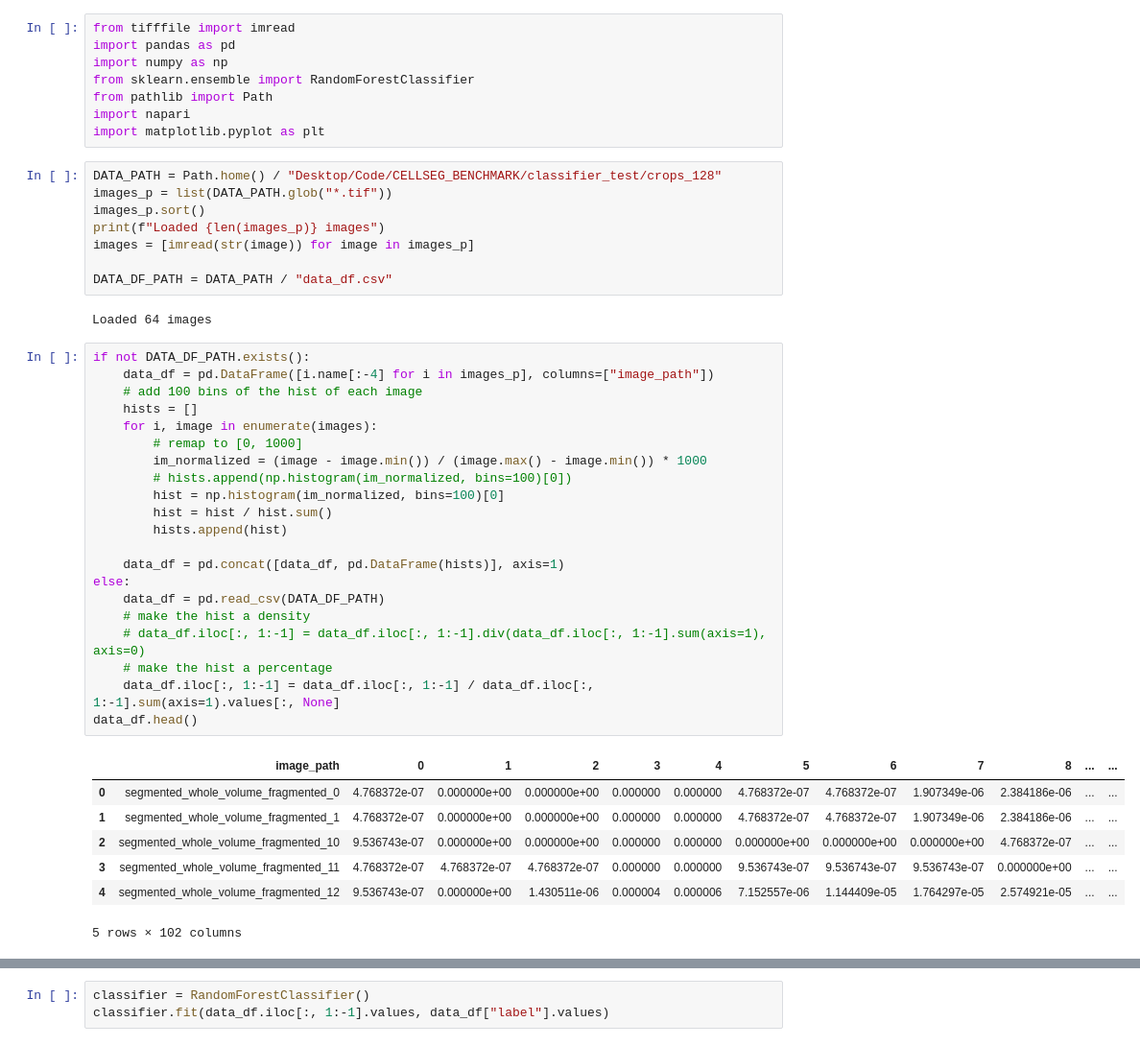
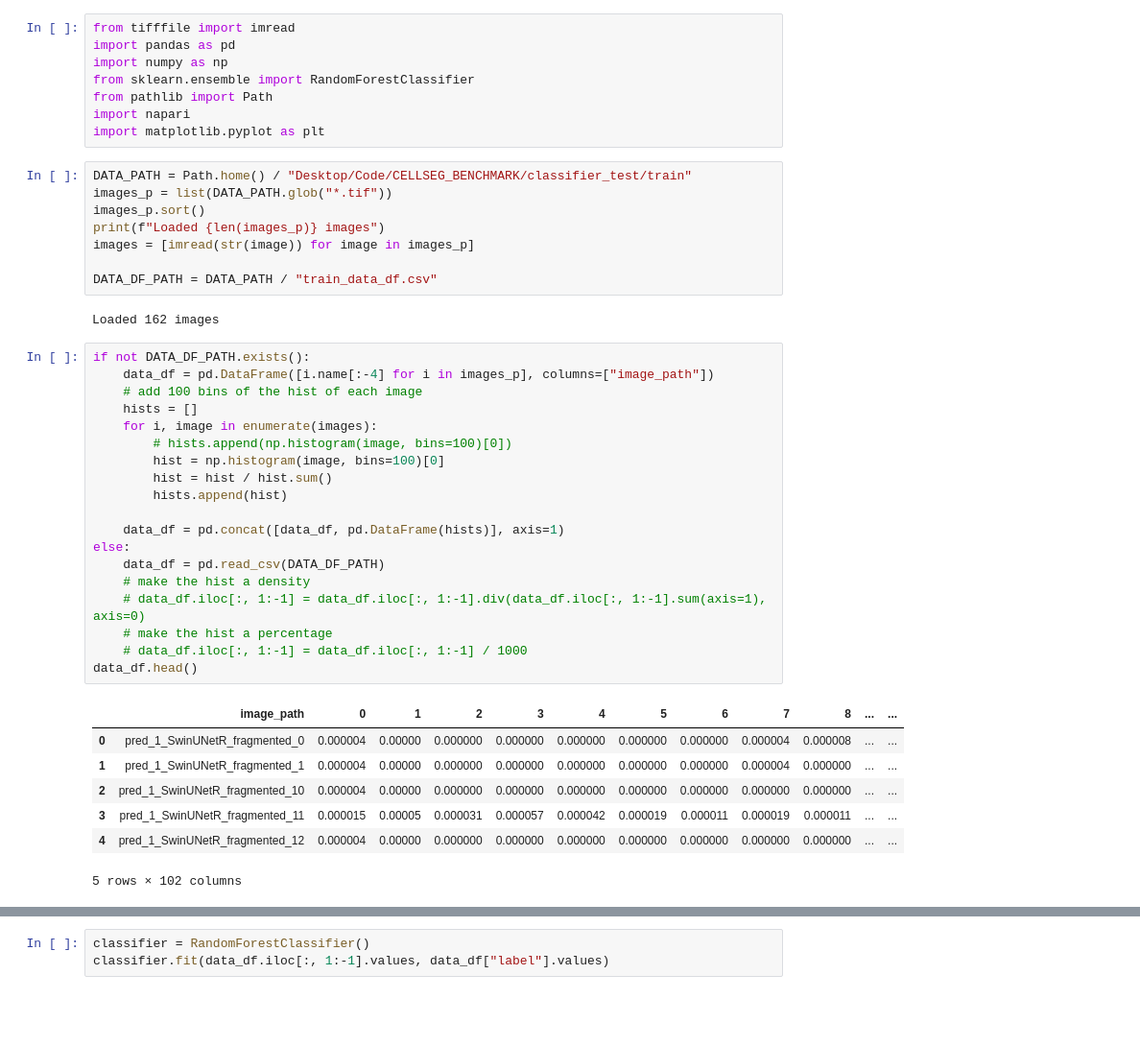
Before and after one commit to AdaptiveMotorControlLab/CellSeg3D, a Jupyter notebook: napari_cellseg3d/dev_scripts/classifier_test.ipynb, the cells around one changed output, grey strips where cells are left out. Shown at 96% size. Saved outputs shown, nothing was run; the diff lists cells and outputs as text; blank space fills up the shorter version.

```diff
--- a/napari_cellseg3d/dev_scripts/classifier_test.ipynb
+++ b/napari_cellseg3d/dev_scripts/classifier_test.ipynb
@@ -7,41 +7,39 @@ from pathlib import Path
 import napari
 import matplotlib.pyplot as plt
 # %%
-DATA_PATH = Path.home() / "Desktop/Code/CELLSEG_BENCHMARK/classifier_test/crops_128"
+DATA_PATH = Path.home() / "Desktop/Code/CELLSEG_BENCHMARK/classifier_test/train"
 images_p = list(DATA_PATH.glob("*.tif"))
 images_p.sort()
 print(f"Loaded {len(images_p)} images")
 images = [imread(str(image)) for image in images_p]
 
-DATA_DF_PATH = DATA_PATH / "data_df.csv"
+DATA_DF_PATH = DATA_PATH / "train_data_df.csv"
 # %% [output]
-Loaded 64 images
+Loaded 162 images
 # %%
 if not DATA_DF_PATH.exists():
     data_df = pd.DataFrame([i.name[:-4] for i in images_p], columns=["image_path"])
     # add 100 bins of the hist of each image
     hists = []
     for i, image in enumerate(images):
-        # remap to [0, 1000]
-        im_normalized = (image - image.min()) / (image.max() - image.min()) * 1000
-        # hists.append(np.histogram(im_normalized, bins=100)[0])
-        hist = np.histogram(im_normalized, bins=100)[0]
+        # hists.append(np.histogram(image, bins=100)[0])
+        hist = np.histogram(image, bins=100)[0]
         hist = hist / hist.sum()
         hists.append(hist)
 
     data_df = pd.concat([data_df, pd.DataFrame(hists)], axis=1)
 else:
     data_df = pd.read_csv(DATA_DF_PATH)
     # make the hist a density
     # data_df.iloc[:, 1:-1] = data_df.iloc[:, 1:-1].div(data_df.iloc[:, 1:-1].sum(axis=1), axis=0)
     # make the hist a percentage
-    data_df.iloc[:, 1:-1] = data_df.iloc[:, 1:-1] / data_df.iloc[:, 1:-1].sum(axis=1).values[:, None]
+    # data_df.iloc[:, 1:-1] = data_df.iloc[:, 1:-1] / 1000
 data_df.head()
 # %% [output]
 |  | image_path | 0 | 1 | 2 | 3 | 4 | 5 | 6 | 7 | 8 | ... | ... |
-| 0 | segmented_whole_volume_fragmented_0 | 4.768372e-07 | 0.000000e+00 | 0.000000e+00 | 0.000000 | 0.000000 | 4.768372e-07 | 4.768372e-07 | 1.907349e-06 | 2.384186e-06 | ... | ... |
-| 1 | segmented_whole_volume_fragmented_1 | 4.768372e-07 | 0.000000e+00 | 0.000000e+00 | 0.000000 | 0.000000 | 4.768372e-07 | 4.768372e-07 | 1.907349e-06 | 2.384186e-06 | ... | ... |
-| 2 | segmented_whole_volume_fragmented_10 | 9.536743e-07 | 0.000000e+00 | 0.000000e+00 | 0.000000 | 0.000000 | 0.000000e+00 | 0.000000e+00 | 0.000000e+00 | 4.768372e-07 | ... | ... |
-| 3 | segmented_whole_volume_fragmented_11 | 4.768372e-07 | 4.768372e-07 | 4.768372e-07 | 0.000000 | 0.000000 | 9.536743e-07 | 9.536743e-07 | 9.536743e-07 | 0.000000e+00 | ... | ... |
-| 4 | segmented_whole_volume_fragmented_12 | 9.536743e-07 | 0.000000e+00 | 1.430511e-06 | 0.000004 | 0.000006 | 7.152557e-06 | 1.144409e-05 | 1.764297e-05 | 2.574921e-05 | ... | ... |
+| 0 | pred_1_SwinUNetR_fragmented_0 | 0.000004 | 0.00000 | 0.000000 | 0.000000 | 0.000000 | 0.000000 | 0.000000 | 0.000004 | 0.000008 | ... | ... |
+| 1 | pred_1_SwinUNetR_fragmented_1 | 0.000004 | 0.00000 | 0.000000 | 0.000000 | 0.000000 | 0.000000 | 0.000000 | 0.000004 | 0.000000 | ... | ... |
+| 2 | pred_1_SwinUNetR_fragmented_10 | 0.000004 | 0.00000 | 0.000000 | 0.000000 | 0.000000 | 0.000000 | 0.000000 | 0.000000 | 0.000000 | ... | ... |
+| 3 | pred_1_SwinUNetR_fragmented_11 | 0.000015 | 0.00005 | 0.000031 | 0.000057 | 0.000042 | 0.000019 | 0.000011 | 0.000019 | 0.000011 | ... | ... |
+| 4 | pred_1_SwinUNetR_fragmented_12 | 0.000004 | 0.00000 | 0.000000 | 0.000000 | 0.000000 | 0.000000 | 0.000000 | 0.000000 | 0.000000 | ... | ... |
 5 rows × 102 columns
```
Also changed, not shown: parts of 10 cells of this notebook.
